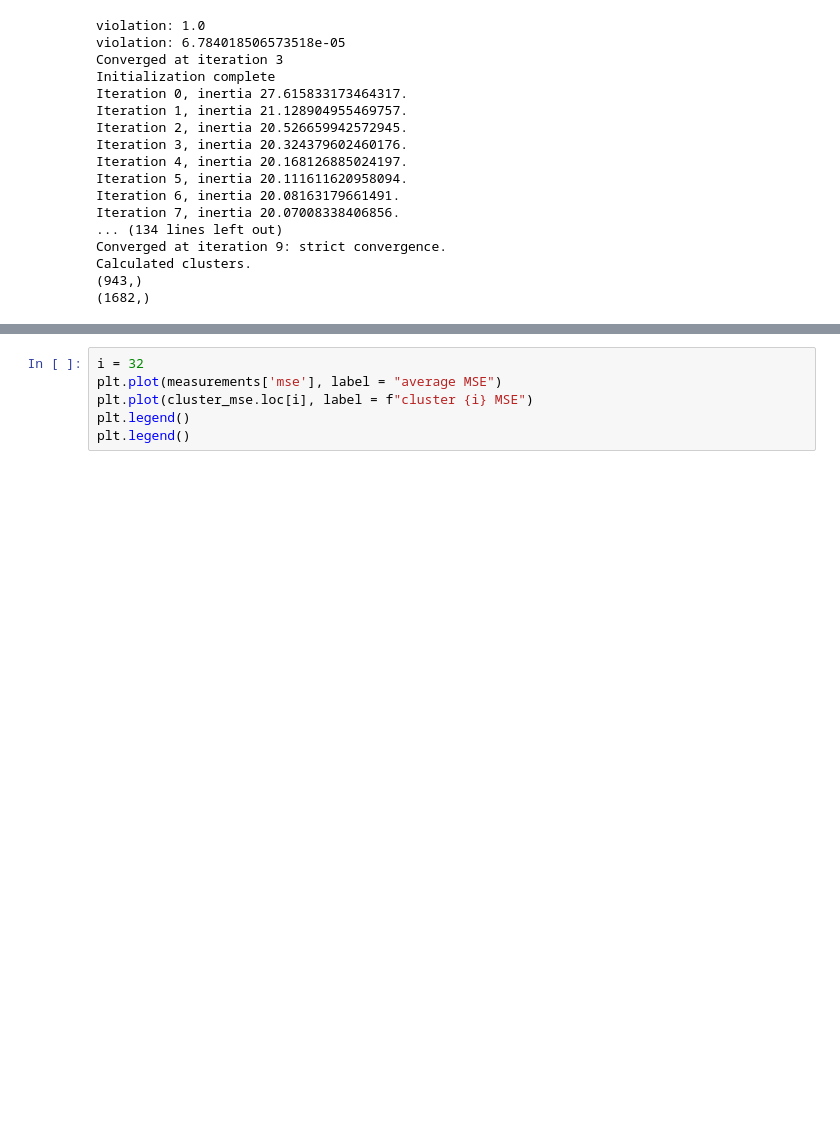
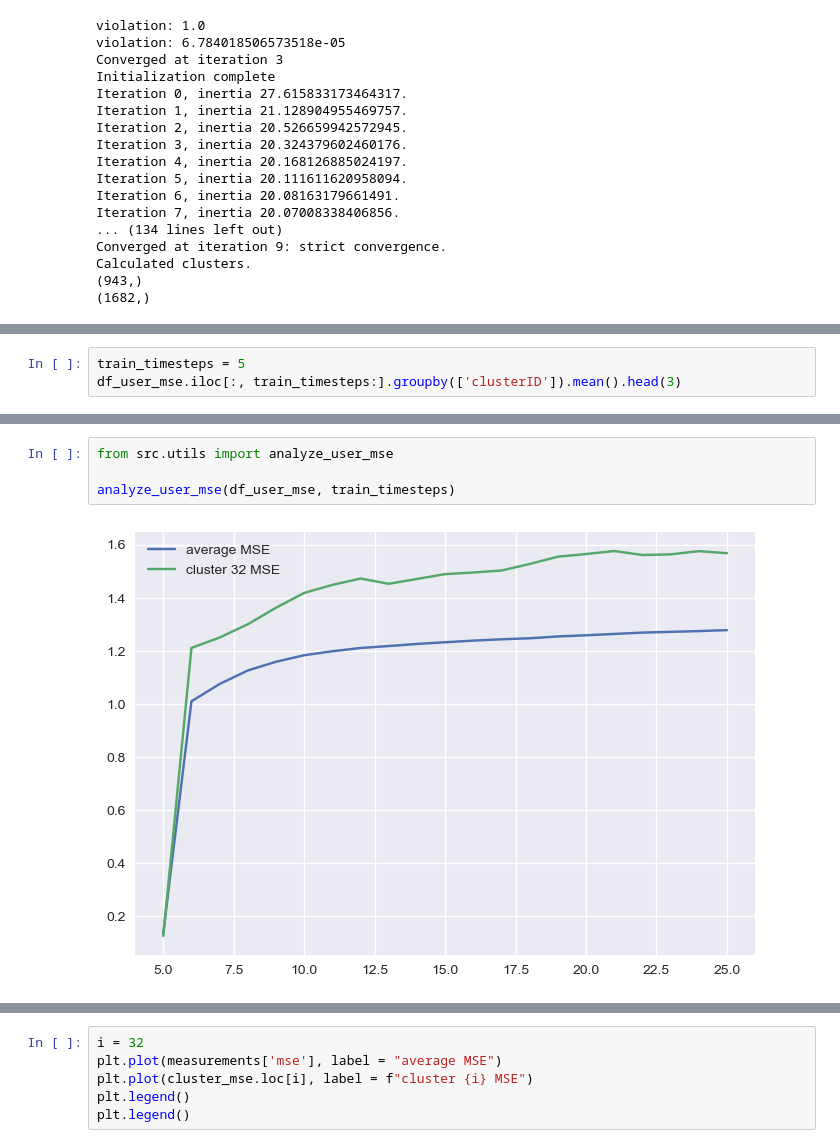
Before and after one commit to jannikjw/fair-recommender-systems, a Jupyter notebook: metric_exploration.ipynb, the cells around one changed output, grey strips where cells are left out. Saved outputs shown, nothing was run; the diff lists cells and outputs as text; blank space fills up the shorter version.

```diff
--- a/metric_exploration.ipynb
+++ b/metric_exploration.ipynb
@@ -282,0 +281,3 @@ df_user_mse.head()
+# %%
+train_timesteps = 5
+df_user_mse.iloc[:, train_timesteps:].groupby(['clusterID']).mean().head(3)
@@ -283,3 +291,9 @@ df_user_mse.head()
+# %%
+from src.utils import analyze_user_mse
+
+analyze_user_mse(df_user_mse, train_timesteps)
+# %% [output]
+[figure, added]
 # %%
 cluster_mse = df_user_mse.groupby(['clusterID']).mean()
 all_min_mse_user_clusters = np.unique(cluster_mse.idxmin().values)
```
Also changed, not shown: parts of 5 cells of this notebook, 1 other file.
